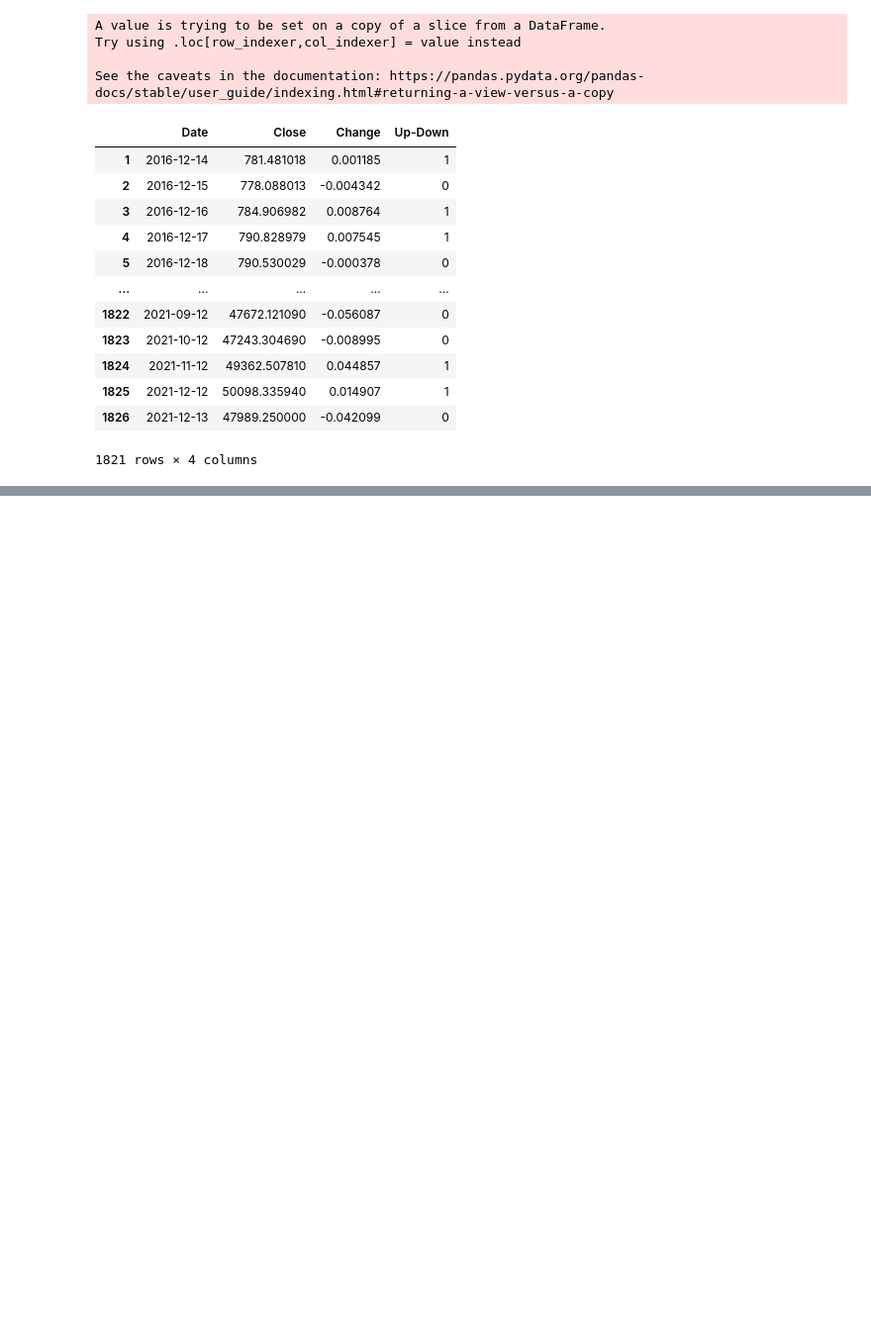
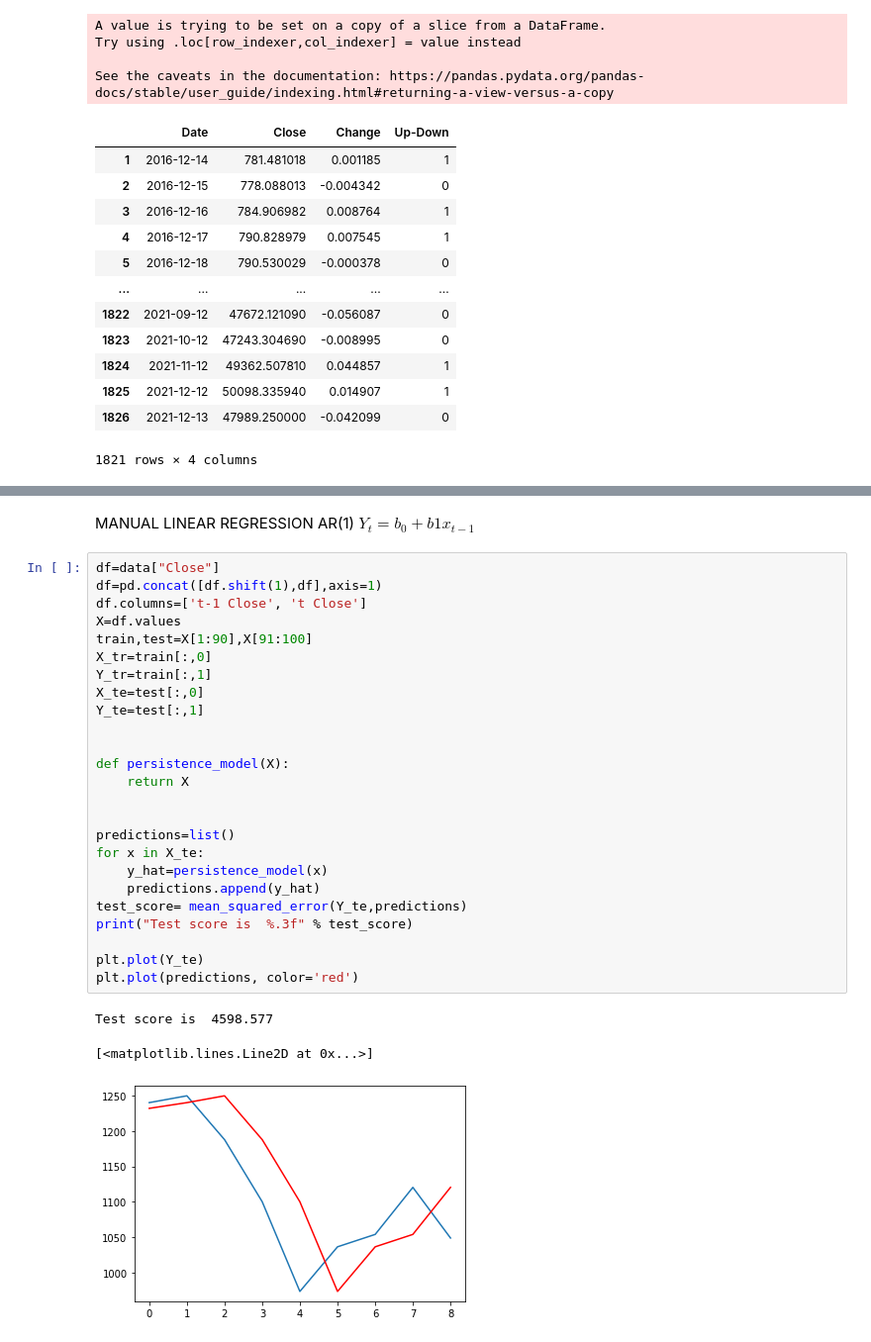
Before and after one commit to JimTsiob/Machine-Learning-project, a Jupyter notebook: lin.ipynb, the cells around one changed output, grey strips where cells are left out. Shown at 99% size. Drawn from its saved outputs; the diff is of its cells as text; blank space fills up the shorter version.

```diff
--- a/lin.ipynb
+++ b/lin.ipynb
@@ -290,0 +402,32 @@ See the caveats in the documentation: https://pandas.pydata.org/pandas-docs/stab
+# %% [markdown]
+MANUAL LINEAR REGRESSION AR(1)
+$Y_{t}=b_{0}+b1x_{t-1}$
+# %%
+df=data["Close"]
+df=pd.concat([df.shift(1),df],axis=1)
+df.columns=['t-1 Close', 't Close']
+X=df.values
+train,test=X[1:90],X[91:100]
+X_tr=train[:,0]
+Y_tr=train[:,1]
+X_te=test[:,0]
+Y_te=test[:,1]
+
+
+def persistence_model(X):
+    return X
+
+
+predictions=list()
+for x in X_te:
+    y_hat=persistence_model(x)
+    predictions.append(y_hat)
+test_score= mean_squared_error(Y_te,predictions)
+print("Test score is  %.3f" % test_score)
+
+plt.plot(Y_te)
+plt.plot(predictions, color='red')
+# %% [output]
+Test score is  4598.577
+[<matplotlib.lines.Line2D at 0x...>]
+[figure, added]
```
Also changed, not shown: parts of 33 cells of this notebook, 3 other files.
